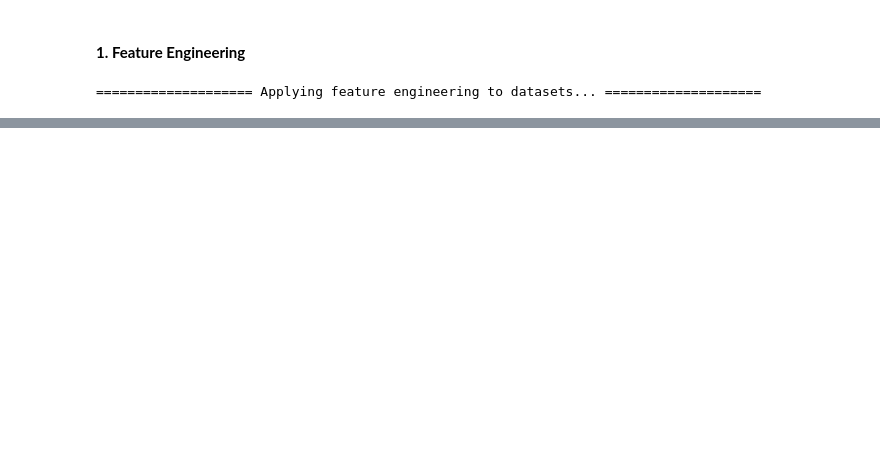
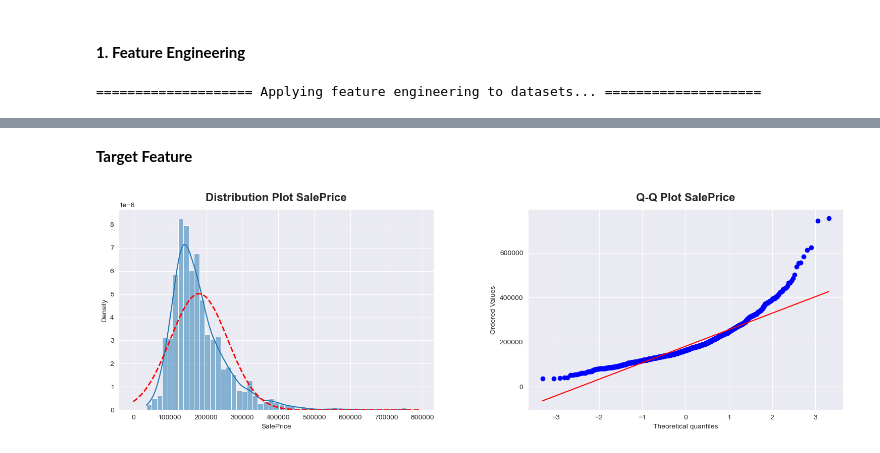
Before and after one commit to annugit1655/Real-Estate-Price-Prediction, a Jupyter notebook: Real-Estate-Price-Prediction/notebooks/02-Preprocessing-&-Feature-Engg.ipynb, the cells around one changed output, grey strips where cells are left out. Drawn from its saved outputs; the diff is of its cells as text; code cells hidden in the pictures; blank space fills up the shorter version.

```diff
--- a/Real-Estate-Price-Prediction/notebooks/02-Preprocessing-&-Feature-Engg.ipynb
+++ b/Real-Estate-Price-Prediction/notebooks/02-Preprocessing-&-Feature-Engg.ipynb
@@ -160,8 +164,8 @@ def feature_engineering(df):
 
 # Applying feature engineering to both train and test datasets
 print("="*20, "Applying feature engineering to datasets...", "="*20)
-train_processed = feature_engineering(train_cleaned)
-test_processed = feature_engineering(test_cleaned)
+train_processed = feature_engineering(train_data)
+test_processed = feature_engineering(test_data)
 # %% [output]
 ==================== Applying feature engineering to datasets... ====================
 # %%
@@ -282,9 +199,0 @@ Name: SalePrice, dtype: float64
-# %%
-fig, axes = plt.subplots(1, 2, figsize=(12, 5))
-sns.regplot(x='TotalSF', y=np.log1p(train_processed['SalePrice']), data=train_processed, ax=axes[0])
-axes[0].set_title('TotalSF vs SalePrice')
-sns.regplot(x='LogTotalSF', y=np.log1p(train_data['SalePrice']), data=train_data, ax=axes[1])
-axes[1].set_title('LogTotalSF vs SalePrice')
-
-plt.tight_layout()
-plt.show()
@@ -297,0 +206,34 @@ array([ True, False])
+# %% [markdown]
+__Target Feature__
+# %%
+from scipy.stats import norm
+
+def normality_plot(X):
+    """
+    1. Draw distribution plot with normal distribution fitted curve
+    2. Draw Quantile-Quantile plot
+    """
+    fig, axes = plt.subplots(1, 2, figsize=(15, 5))
+
+    # Histogram with KDE
+    sns.histplot(X, kde=True, stat="density", ax=axes[0])
+
+    # Fit a normal distribution curve
+    mu, sigma = norm.fit(X)
+    xmin, xmax = axes[0].get_xlim()
+    x = np.linspace(xmin, xmax, 100)
+    p = norm.pdf(x, mu, sigma)
+    axes[0].plot(x, p, 'r--', linewidth=2)
+    axes[0].set_title(f'Distribution Plot {X.name}', fontsize=16, fontweight='bold', y=1.02)
+
+    # Q-Q plot
+    stats.probplot(X, plot=axes[1])
+    axes[1].set_title(f'Q-Q Plot {X.name}', fontsize=16, fontweight='bold', y=1.02)
+
+    plt.tight_layout()
+    plt.subplots_adjust(wspace=0.3, hspace=0.3)
+    plt.show()
+# %%
+normality_plot(train_df['SalePrice'])
+# %% [output]
+[figure, added]
```
Also changed, not shown: parts of 26 cells of this notebook.
